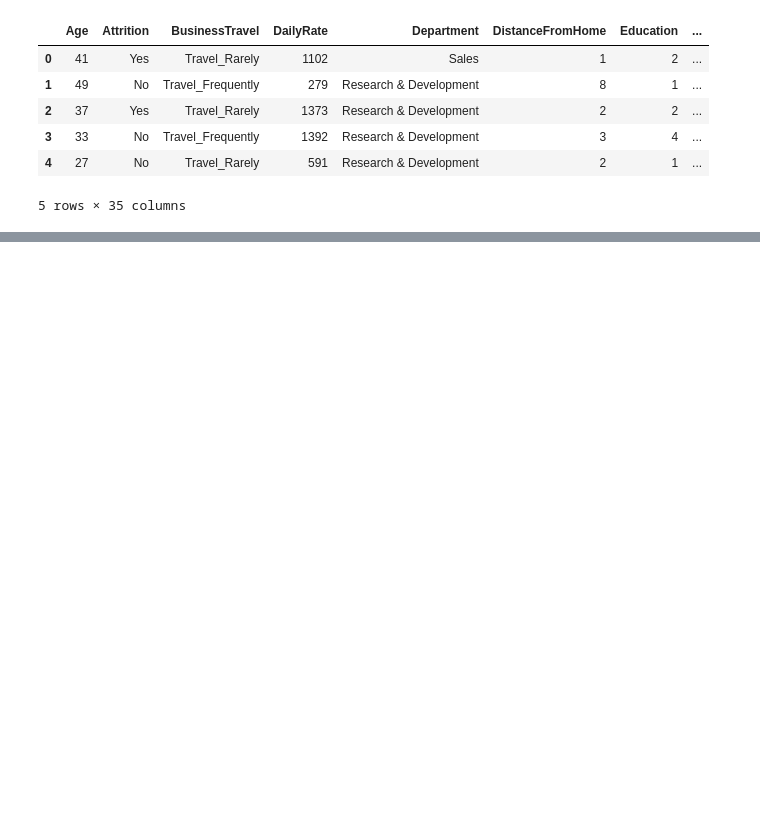
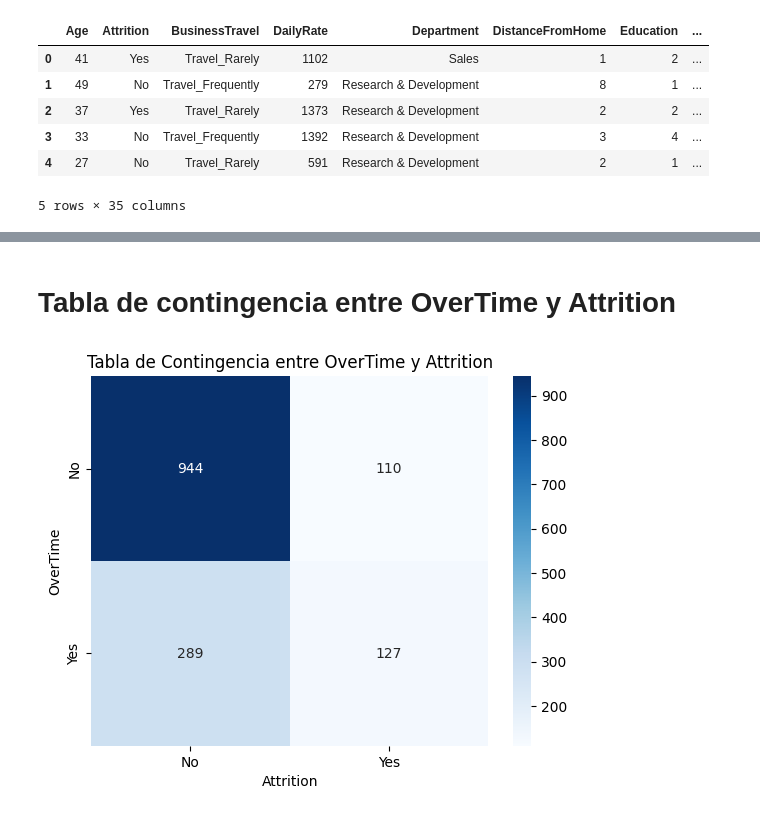
Before and after one commit to Lysjoma/EstadisticaMaestria2, a Jupyter notebook: Taller2/Taller.ipynb, the cells around one changed output, grey strips where cells are left out. Drawn from its saved outputs; the diff is of its cells as text; code cells hidden in the pictures; blank space fills up the shorter version.

```diff
--- a/Taller2/Taller.ipynb
+++ b/Taller2/Taller.ipynb
@@ -15,0 +63,11 @@ df_empleados.head()
+# %% [markdown]
+# Tabla de contingencia entre OverTime y Attrition
+# %%
+# Se crea una tabla de contingencia entre las variables "OverTime" y "Attrition" con la función crosstab de pandas
+tabla = pd.crosstab(df_empleados["OverTime"], df_empleados["Attrition"])
+
+# Se muestra la tabla de contingencia con un mapa de calor utilizando seaborn
+sns.heatmap(tabla, cmap="Blues",annot=True,fmt="d")
+plt.title("Tabla de Contingencia entre OverTime y Attrition");
+# %% [output]
+[figure, added]
```
Also changed, not shown: parts of 11 cells of this notebook.
